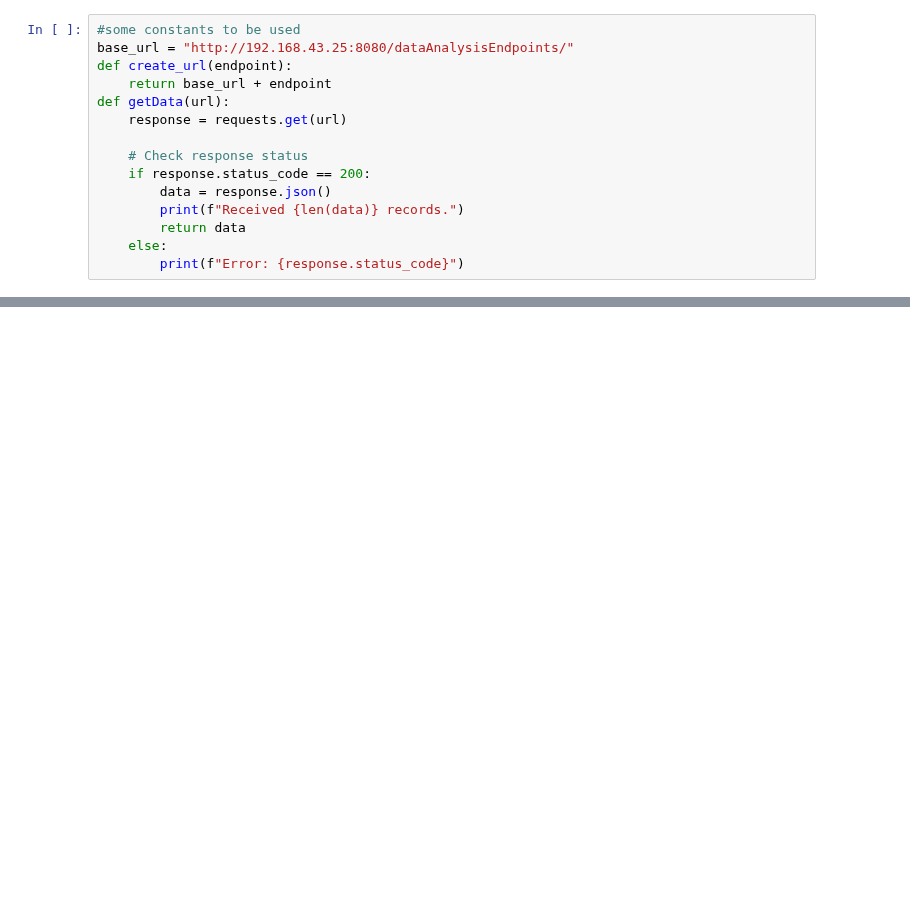
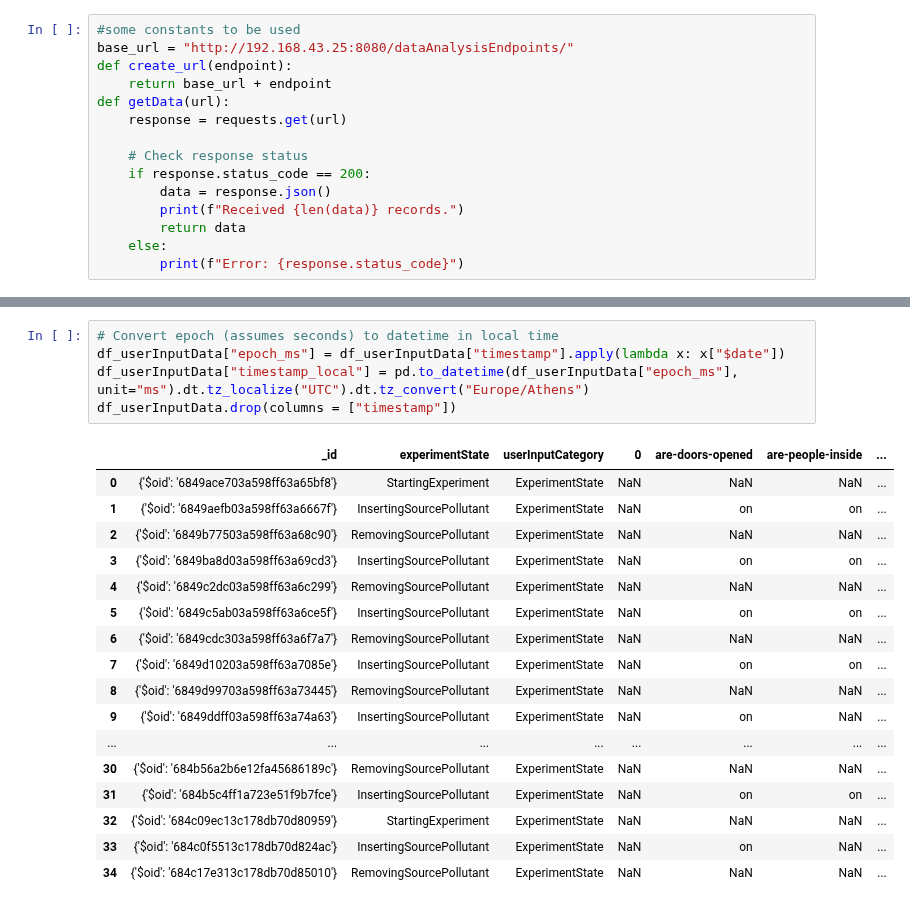
Before and after one commit to Andreas-Ts/Diploma-Project, a Jupyter notebook: dataAnalysis and machine learning/dataAnalysis.ipynb, the cells around one changed output, grey strips where cells are left out. Cells and saved outputs as stored; diff of their text form; blank space fills up the shorter version.

```diff
--- a/dataAnalysis and machine learning/dataAnalysis.ipynb
+++ b/dataAnalysis and machine learning/dataAnalysis.ipynb
@@ -91,0 +100,23 @@ Error: 500
+# %%
+# Convert epoch (assumes seconds) to datetime in local time
+df_userInputData["epoch_ms"] = df_userInputData["timestamp"].apply(lambda x: x["$date"])
+df_userInputData["timestamp_local"] = pd.to_datetime(df_userInputData["epoch_ms"], unit="ms").dt.tz_localize("UTC").dt.tz_convert("Europe/Athens")
+df_userInputData.drop(columns = ["timestamp"])
+# %% [output]
+|  | _id | experimentState | userInputCategory | 0 | are-doors-opened | are-people-inside | ... |
+| 0 | {'$oid': '6849ace703a598ff63a65bf8'} | StartingExperiment | ExperimentState | NaN | NaN | NaN | ... |
+| 1 | {'$oid': '6849aefb03a598ff63a6667f'} | InsertingSourcePollutant | ExperimentState | NaN | on | on | ... |
+| 2 | {'$oid': '6849b77503a598ff63a68c90'} | RemovingSourcePollutant | ExperimentState | NaN | NaN | NaN | ... |
+| 3 | {'$oid': '6849ba8d03a598ff63a69cd3'} | InsertingSourcePollutant | ExperimentState | NaN | on | on | ... |
+| 4 | {'$oid': '6849c2dc03a598ff63a6c299'} | RemovingSourcePollutant | ExperimentState | NaN | NaN | NaN | ... |
+| 5 | {'$oid': '6849c5ab03a598ff63a6ce5f'} | InsertingSourcePollutant | ExperimentState | NaN | on | on | ... |
+| 6 | {'$oid': '6849cdc303a598ff63a6f7a7'} | RemovingSourcePollutant | ExperimentState | NaN | NaN | NaN | ... |
+| 7 | {'$oid': '6849d10203a598ff63a7085e'} | InsertingSourcePollutant | ExperimentState | NaN | on | on | ... |
+| 8 | {'$oid': '6849d99703a598ff63a73445'} | RemovingSourcePollutant | ExperimentState | NaN | NaN | NaN | ... |
+| 9 | {'$oid': '6849ddff03a598ff63a74a63'} | InsertingSourcePollutant | ExperimentState | NaN | on | NaN | ... |
+| ... | ... | ... | ... | ... | ... | ... | ... |
+| 30 | {'$oid': '684b56a2b6e12fa45686189c'} | RemovingSourcePollutant | ExperimentState | NaN | NaN | NaN | ... |
+| 31 | {'$oid': '684b5c4ff1a723e51f9b7fce'} | InsertingSourcePollutant | ExperimentState | NaN | on | on | ... |
+| 32 | {'$oid': '684c09ec13c178db70d80959'} | StartingExperiment | ExperimentState | NaN | NaN | NaN | ... |
+| 33 | {'$oid': '684c0f5513c178db70d824ac'} | InsertingSourcePollutant | ExperimentState | NaN | on | NaN | ... |
+| 34 | {'$oid': '684c17e313c178db70d85010'} | RemovingSourcePollutant | ExperimentState | NaN | NaN | NaN | ... |
```
Also changed, not shown: parts of 16 cells of this notebook, 1 other file.
